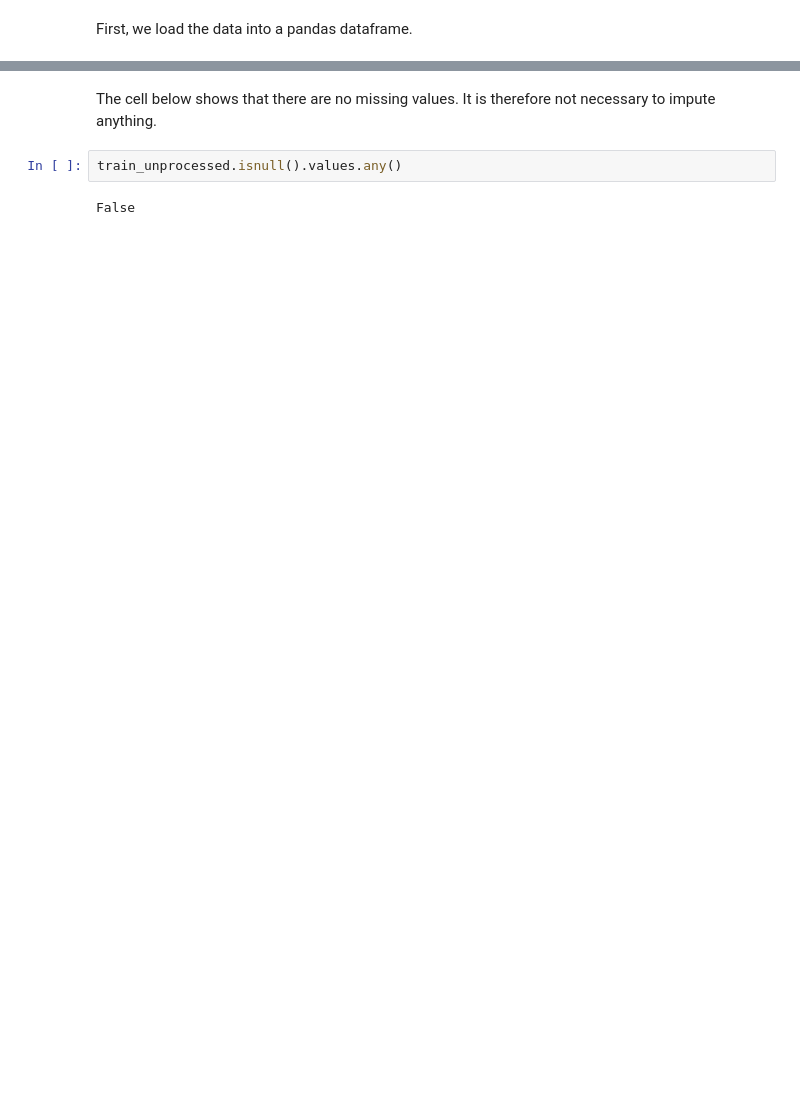
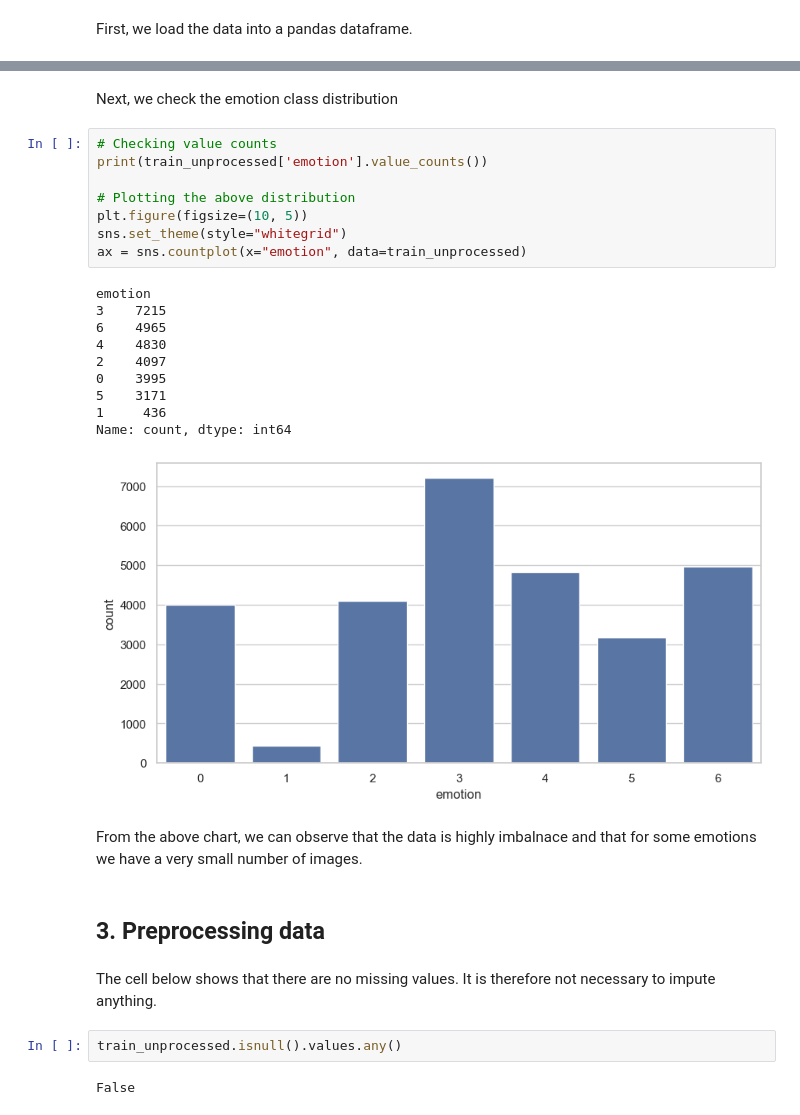
Before and after one commit to learoncero/cnn-project, a Jupyter notebook: Group17_DLProject.ipynb, the cells around one changed output, grey strips where cells are left out. Cells and saved outputs as stored; diff of their text form; blank space fills up the shorter version.

```diff
--- a/Group17_DLProject.ipynb
+++ b/Group17_DLProject.ipynb
@@ -51,3 +95,28 @@ print(train_unprocessed.head())
+# %% [markdown]
+Next, we check the emotion class distribution
+# %%
+# Checking value counts
+print(train_unprocessed['emotion'].value_counts())
+
+# Plotting the above distribution
+plt.figure(figsize=(10, 5))
+sns.set_theme(style="whitegrid")
+ax = sns.countplot(x="emotion", data=train_unprocessed)
+# %% [output]
+emotion
+3    7215
+6    4965
+4    4830
+2    4097
+0    3995
+5    3171
+1     436
+Name: count, dtype: int64
+[figure, added]
+# %% [markdown]
+From the above chart, we can observe that the data is highly imbalnace and that for some emotions we have a very small number of images.
+# %% [markdown]
+## 3. Preprocessing data
 # %% [markdown]
 The cell below shows that there are no missing values. It is therefore not necessary to impute anything.
 # %%
```
Also changed, not shown: parts of 23 cells of this notebook, 1 other file.
